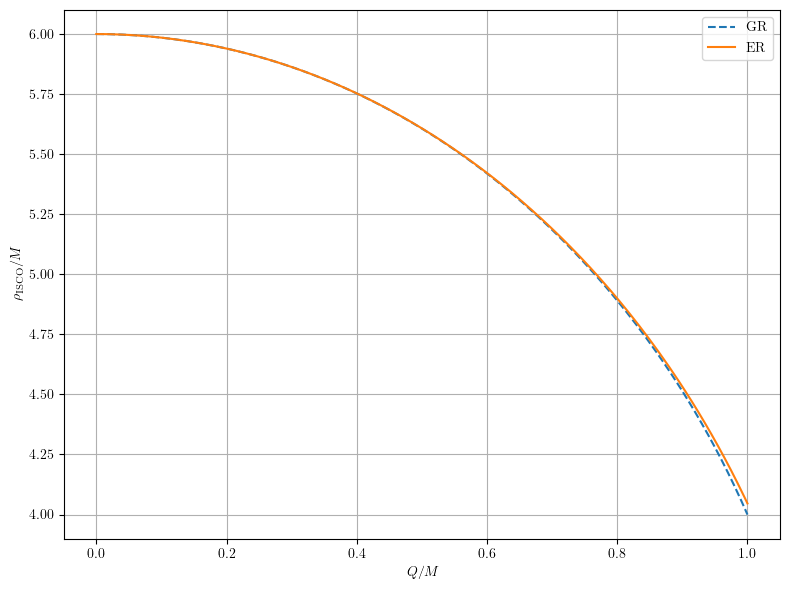
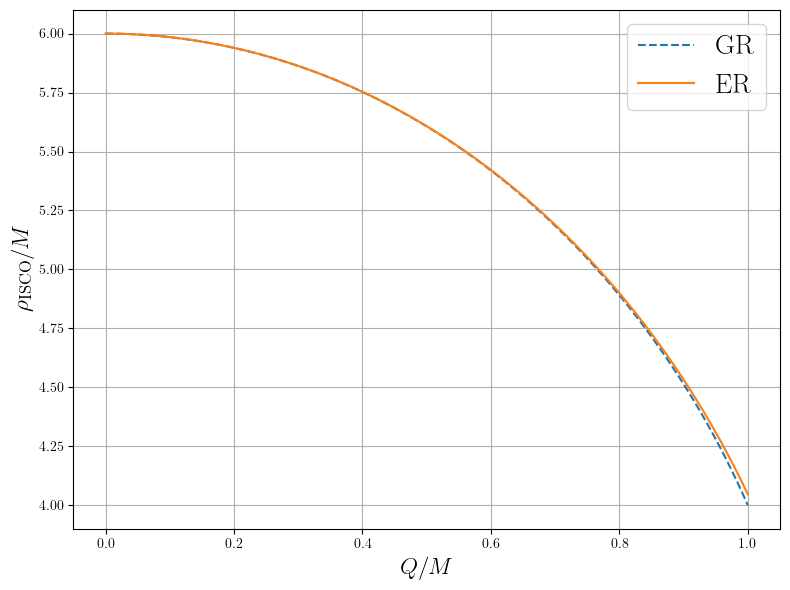
Unified diff of the notebook cell whose output changed from the first chart to the second:
--- before
+++ after
@@ -114,8 +114,10 @@
 plt.plot(q_values, rho_isco_GR, "--", label="GR")
 plt.plot(q_values, rho_isco_ER, "-", label="ER")
-plt.xlabel(r"$Q/M$")
-plt.ylabel(r"$\rho_{\rm ISCO}/M$")
+
+plt.xlabel(r"$Q/M$", fontsize=17)
+plt.ylabel(r"$\rho_{\rm ISCO}/M$", fontsize=17)
+
 plt.grid()
-plt.legend()
+plt.legend(fontsize=20)
 plt.tight_layout()
 plt.savefig("images/ISCO.png", dpi=150, bbox_inches='tight')
@@ -123,9 +125,7 @@
 plt.figure(figsize=(8, 6))
 plt.plot(q_values, rho_isco_ER - rho_isco_GR)
-plt.xlabel(r"$Q/M$")
-plt.ylabel(
-    r"$(\rho_{\rm ISCO}^{\rm ER}"
-    r"-\rho_{\rm ISCO}^{\rm GR})/M$"
-)
+plt.xlabel(r"$Q/M$", fontsize=17)
+plt.ylabel(r"$(\rho_{\rm ISCO}^{\rm ER}-\rho_{\rm ISCO}^{\rm GR})/M$", fontsize=17)
+
 plt.grid()
 plt.tight_layout()

Commit: Update + requirements